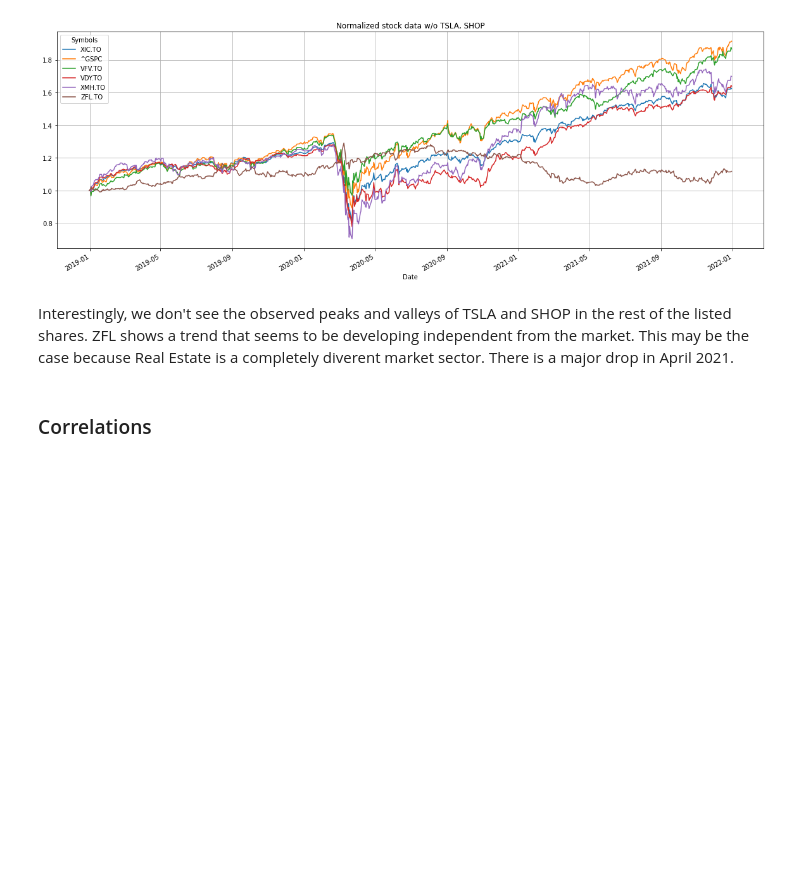
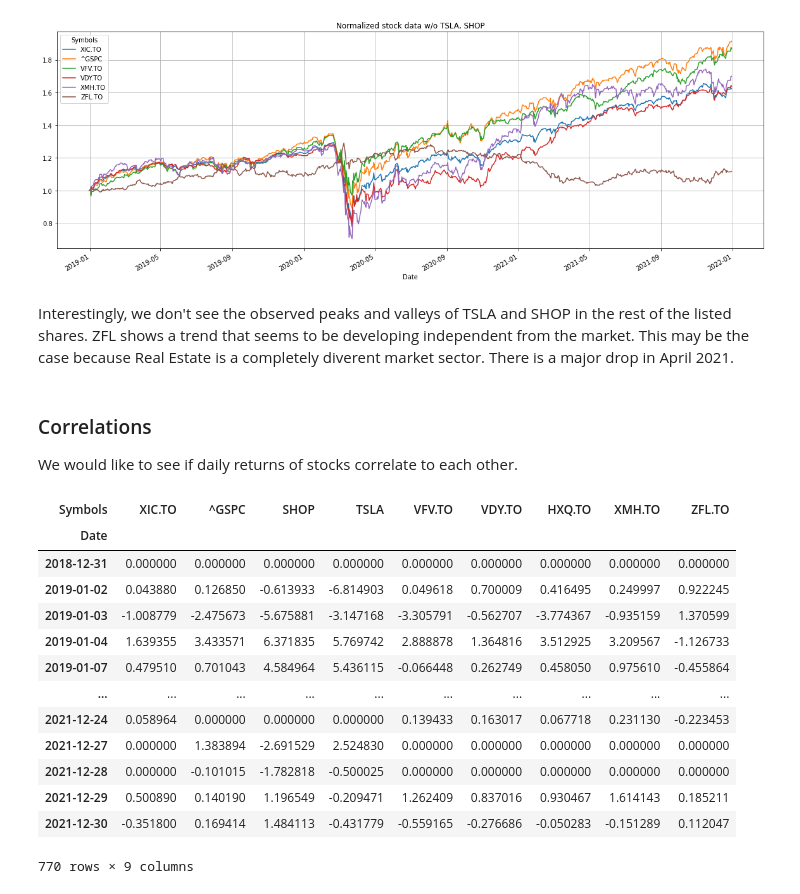
Before and after one commit to LarsTinnefeld/financial-analysis, a Jupyter notebook: sharpe.ipynb, the cells around one changed output. Saved outputs shown, nothing was run; the diff lists cells and outputs as text; code cells hidden in the pictures; blank space fills up the shorter version.

```diff
--- a/sharpe.ipynb
+++ b/sharpe.ipynb
@@ -193,5 +193,39 @@ plot_that_chart(df_stocks_normalized.drop(['TSLA', 'SHOP', 'HXQ.TO'], axis=1), '
 [figure]
 # %% [markdown]
 Interestingly, we don't see the observed peaks and valleys of TSLA and SHOP in the rest of the listed shares. ZFL shows a trend that seems to be developing independent from the market. This may be the case because Real Estate is a completely diverent market sector. There is a major drop in April 2021.
-# %% [markdown]
-### Correlations
+# %% [markdown]
+### Correlations
+We would like to see if daily returns of stocks correlate to each other.
+# %%
+def calc_return(df):
+    '''Function to generate a detaframe with returns
+    - Input: Dataframe with raw stock data
+    - Output: Dataframe with returns'''
+
+    x = df.copy()
+
+    for i in range(1, len(df)):
+        x.iloc[i] = (df.iloc[i] - df.iloc[i-1]) / df.iloc[i-1] * 100
+
+    x.iloc[0] = 0
+
+    return x
+# %%
+# Generate data table with daily returns
+df_stock_returns = calc_return(df_stocks)
+df_stock_returns
+# %% [output]
+| Symbols | XIC.TO | ^GSPC | SHOP | TSLA | VFV.TO | VDY.TO | HXQ.TO | XMH.TO | ZFL.TO |
+| Date |  |  |  |  |  |  |  |  |  |
+| 2018-12-31 | 0.000000 | 0.000000 | 0.000000 | 0.000000 | 0.000000 | 0.000000 | 0.000000 | 0.000000 | 0.000000 |
+| 2019-01-02 | 0.043880 | 0.126850 | -0.613933 | -6.814903 | 0.049618 | 0.700009 | 0.416495 | 0.249997 | 0.922245 |
+| 2019-01-03 | -1.008779 | -2.475673 | -5.675881 | -3.147168 | -3.305791 | -0.562707 | -3.774367 | -0.935159 | 1.370599 |
+| 2019-01-04 | 1.639355 | 3.433571 | 6.371835 | 5.769742 | 2.888878 | 1.364816 | 3.512925 | 3.209567 | -1.126733 |
+| 2019-01-07 | 0.479510 | 0.701043 | 4.584964 | 5.436115 | -0.066448 | 0.262749 | 0.458050 | 0.975610 | -0.455864 |
+| ... | ... | ... | ... | ... | ... | ... | ... | ... | ... |
+| 2021-12-24 | 0.058964 | 0.000000 | 0.000000 | 0.000000 | 0.139433 | 0.163017 | 0.067718 | 0.231130 | -0.223453 |
+| 2021-12-27 | 0.000000 | 1.383894 | -2.691529 | 2.524830 | 0.000000 | 0.000000 | 0.000000 | 0.000000 | 0.000000 |
+| 2021-12-28 | 0.000000 | -0.101015 | -1.782818 | -0.500025 | 0.000000 | 0.000000 | 0.000000 | 0.000000 | 0.000000 |
+| 2021-12-29 | 0.500890 | 0.140190 | 1.196549 | -0.209471 | 1.262409 | 0.837016 | 0.930467 | 1.614143 | 0.185211 |
+| 2021-12-30 | -0.351800 | 0.169414 | 1.484113 | -0.431779 | -0.559165 | -0.276686 | -0.050283 | -0.151289 | 0.112047 |
+770 rows × 9 columns
```
